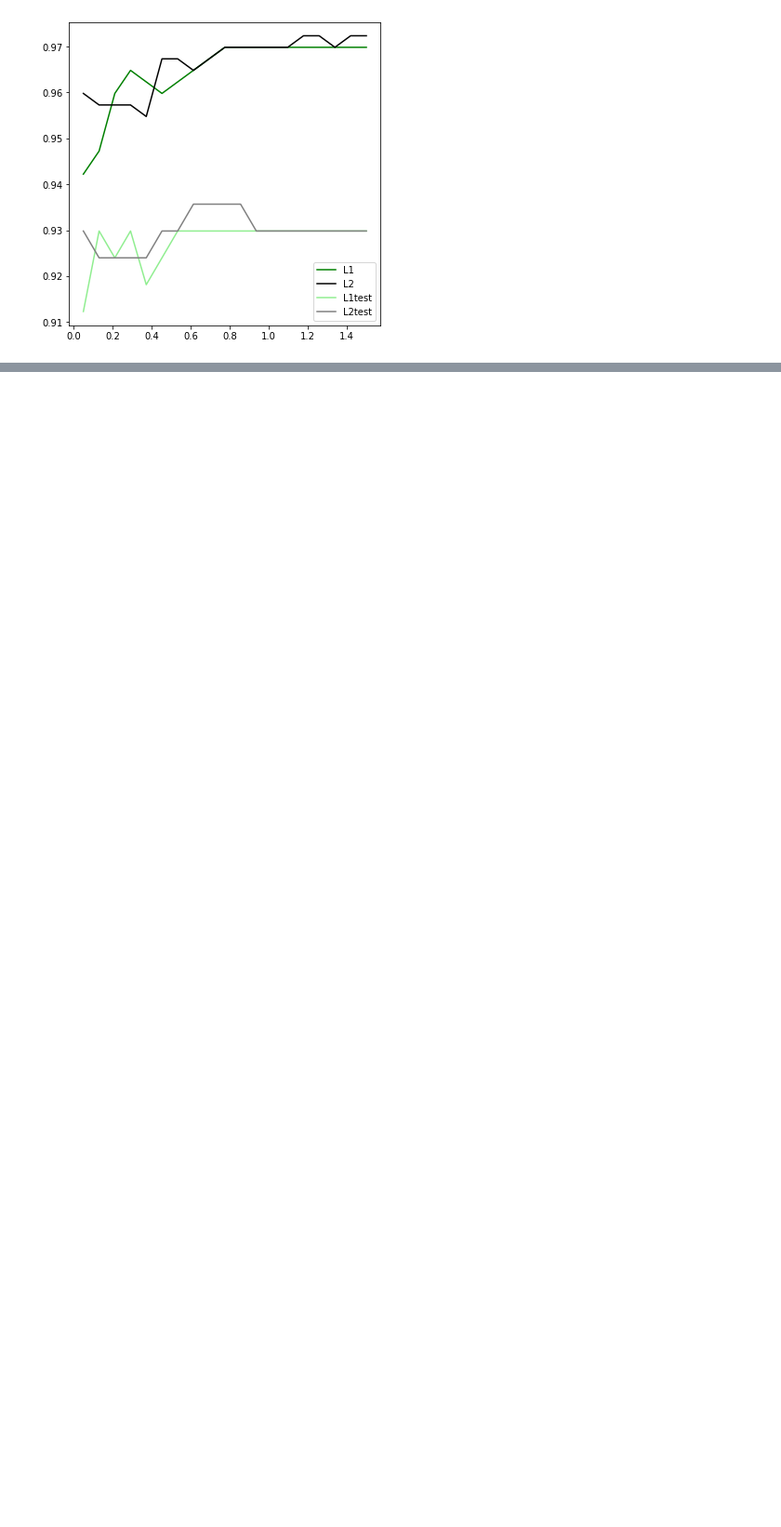
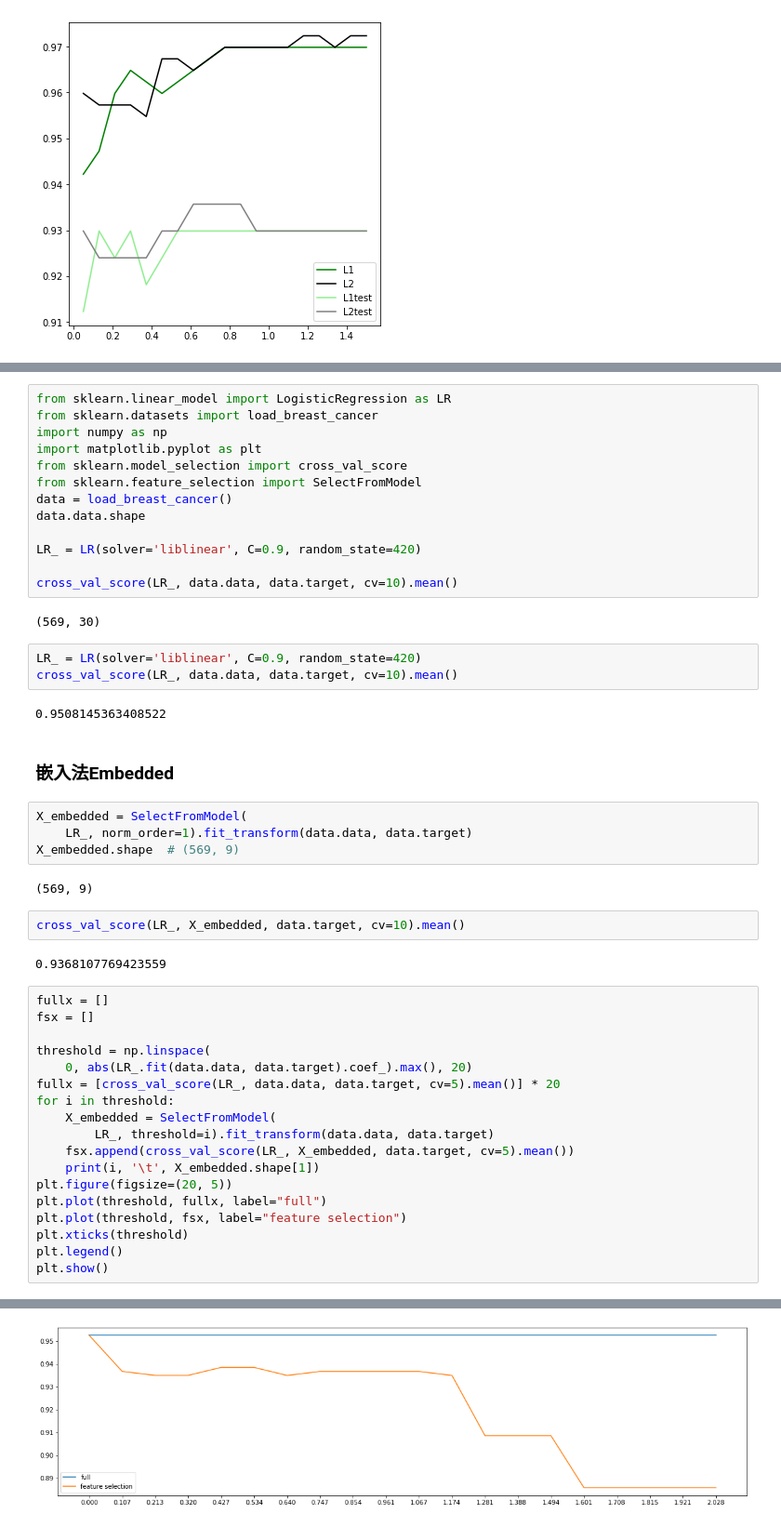
Before and after one commit to JustDoItGit/caicai_sklearn, a Jupyter notebook: 第五章 逻辑回归和信用评分卡/逻辑回归.ipynb, the cells around one changed output, grey strips where cells are left out. Shown at 93% size. Drawn from its saved outputs; the diff is of its cells as text; blank space fills up the shorter version.

Commit message:
逻辑回归 Embedded嵌入法特征选择

```diff
--- a/第五章 逻辑回归和信用评分卡/逻辑回归.ipynb
+++ b/第五章 逻辑回归和信用评分卡/逻辑回归.ipynb
@@ -76,0 +79,51 @@ plt.show()
+# %%
+from sklearn.linear_model import LogisticRegression as LR
+from sklearn.datasets import load_breast_cancer
+import numpy as np
+import matplotlib.pyplot as plt
+from sklearn.model_selection import cross_val_score
+from sklearn.feature_selection import SelectFromModel
+data = load_breast_cancer()
+data.data.shape
+
+LR_ = LR(solver='liblinear', C=0.9, random_state=420)
+
+cross_val_score(LR_, data.data, data.target, cv=10).mean()
+# %% [output]
+(569, 30)
+# %%
+LR_ = LR(solver='liblinear', C=0.9, random_state=420)
+cross_val_score(LR_, data.data, data.target, cv=10).mean()
+# %% [output]
+0.9508145363408522
+# %% [markdown]
+### 嵌入法Embedded
+# %%
+X_embedded = SelectFromModel(
+    LR_, norm_order=1).fit_transform(data.data, data.target)
+X_embedded.shape  # (569, 9)
+# %% [output]
+(569, 9)
+# %%
+cross_val_score(LR_, X_embedded, data.target, cv=10).mean()
+# %% [output]
+0.9368107769423559
+# %%
+fullx = []
+fsx = []
+
+threshold = np.linspace(
+    0, abs(LR_.fit(data.data, data.target).coef_).max(), 20)
+fullx = [cross_val_score(LR_, data.data, data.target, cv=5).mean()] * 20
+for i in threshold:
+    X_embedded = SelectFromModel(
+        LR_, threshold=i).fit_transform(data.data, data.target)
+    fsx.append(cross_val_score(LR_, X_embedded, data.target, cv=5).mean())
+    print(i, '\t', X_embedded.shape[1])
+plt.figure(figsize=(20, 5))
+plt.plot(threshold, fullx, label="full")
+plt.plot(threshold, fsx, label="feature selection")
+plt.xticks(threshold)
+plt.legend()
+plt.show()
+# %% [output]
@@ -76,0 +150 @@ plt.show()
+[figure, added]
```
Also changed, not shown: parts of 8 cells of this notebook.
